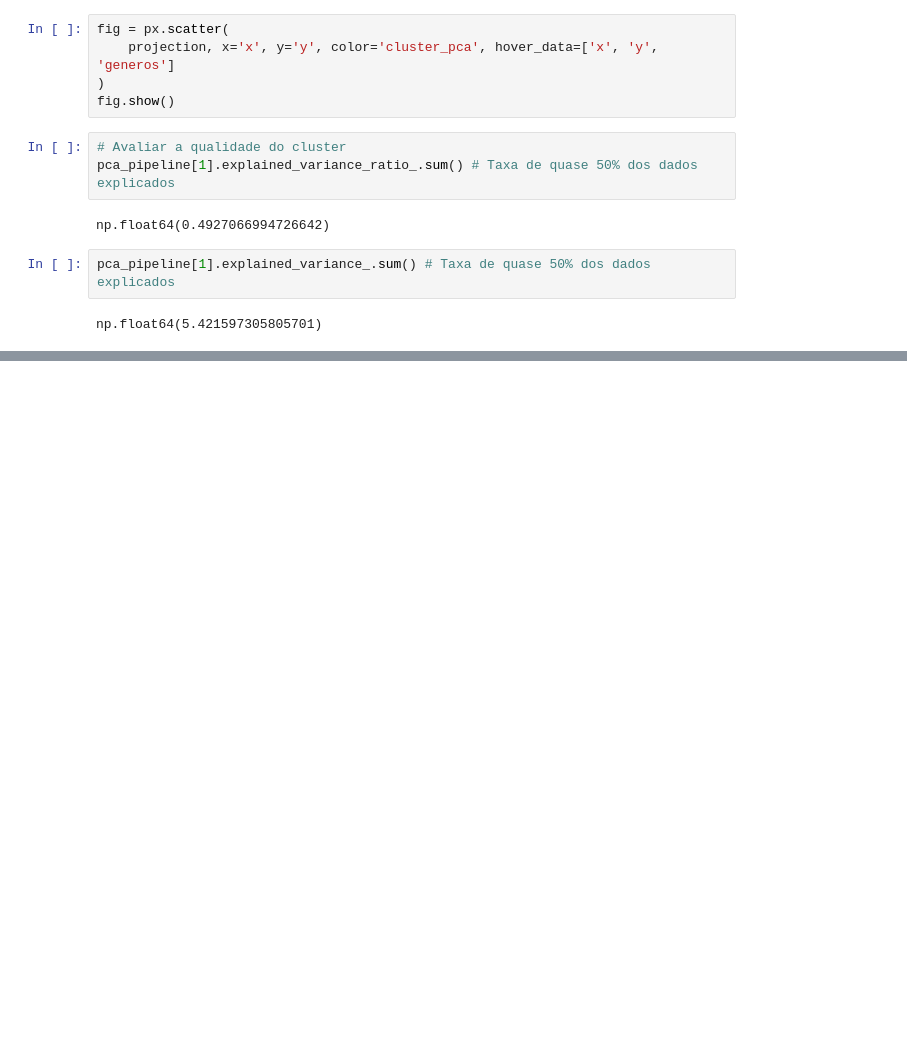
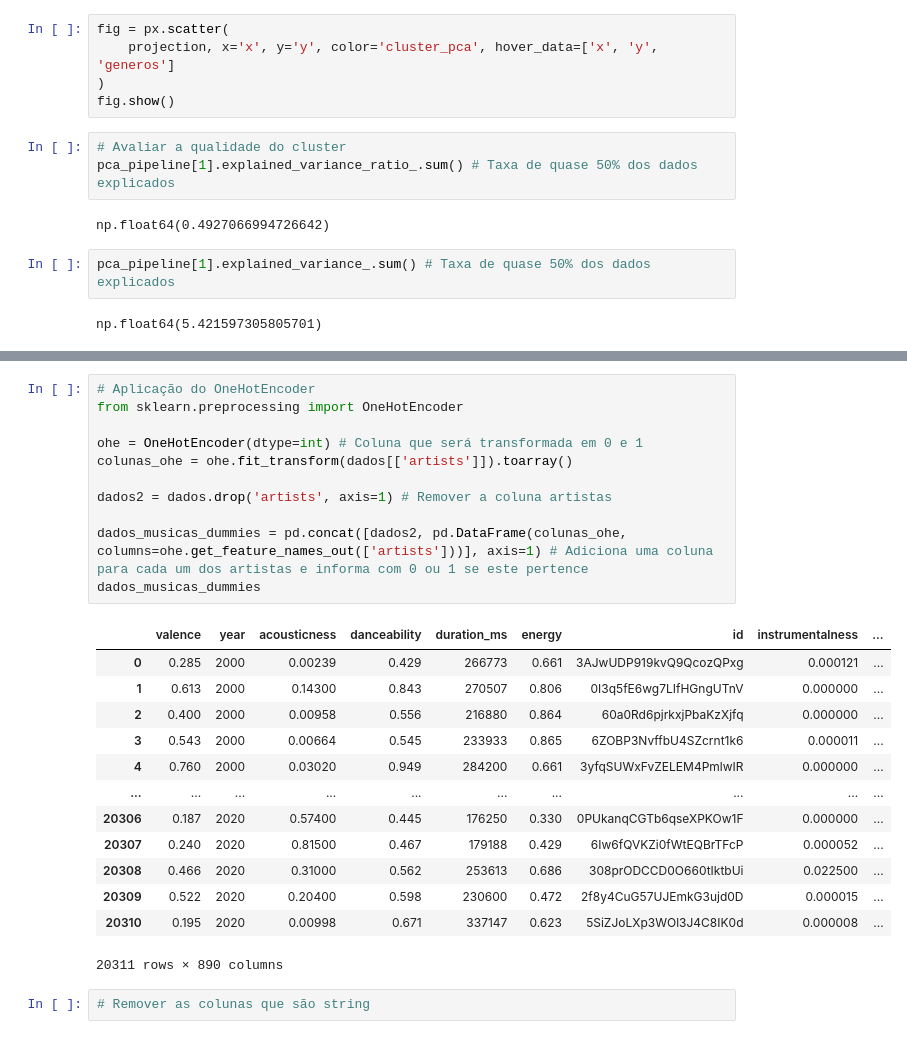
Before and after one commit to SiqueiraGabriel/Estudos_Alura, a Jupyter notebook: 0001Extra_KMeans_RecomendacaoMusica/Projeto.ipynb, the cells around one changed output, grey strips where cells are left out. Cells and saved outputs as stored; diff of their text form; blank space fills up the shorter version.

```diff
--- a/0001Extra_KMeans_RecomendacaoMusica/Projeto.ipynb
+++ b/0001Extra_KMeans_RecomendacaoMusica/Projeto.ipynb
@@ -241,0 +272,27 @@ np.float64(5.421597305805701)
+# %%
+# Aplicação do OneHotEncoder
+from sklearn.preprocessing import OneHotEncoder
+
+ohe = OneHotEncoder(dtype=int) # Coluna que será transformada em 0 e 1
+colunas_ohe = ohe.fit_transform(dados[['artists']]).toarray()
+
+dados2 = dados.drop('artists', axis=1) # Remover a coluna artistas
+
+dados_musicas_dummies = pd.concat([dados2, pd.DataFrame(colunas_ohe, columns=ohe.get_feature_names_out(['artists']))], axis=1) # Adiciona uma coluna para cada um dos artistas e informa com 0 ou 1 se este pertence
+dados_musicas_dummies
+# %% [output]
+|  | valence | year | acousticness | danceability | duration_ms | energy | id | instrumentalness | ... |
+| 0 | 0.285 | 2000 | 0.00239 | 0.429 | 266773 | 0.661 | 3AJwUDP919kvQ9QcozQPxg | 0.000121 | ... |
+| 1 | 0.613 | 2000 | 0.14300 | 0.843 | 270507 | 0.806 | 0I3q5fE6wg7LIfHGngUTnV | 0.000000 | ... |
+| 2 | 0.400 | 2000 | 0.00958 | 0.556 | 216880 | 0.864 | 60a0Rd6pjrkxjPbaKzXjfq | 0.000000 | ... |
+| 3 | 0.543 | 2000 | 0.00664 | 0.545 | 233933 | 0.865 | 6ZOBP3NvffbU4SZcrnt1k6 | 0.000011 | ... |
+| 4 | 0.760 | 2000 | 0.03020 | 0.949 | 284200 | 0.661 | 3yfqSUWxFvZELEM4PmlwIR | 0.000000 | ... |
+| ... | ... | ... | ... | ... | ... | ... | ... | ... | ... |
+| 20306 | 0.187 | 2020 | 0.57400 | 0.445 | 176250 | 0.330 | 0PUkanqCGTb6qseXPKOw1F | 0.000000 | ... |
+| 20307 | 0.240 | 2020 | 0.81500 | 0.467 | 179188 | 0.429 | 6Iw6fQVKZi0fWtEQBrTFcP | 0.000052 | ... |
+| 20308 | 0.466 | 2020 | 0.31000 | 0.562 | 253613 | 0.686 | 308prODCCD0O660tIktbUi | 0.022500 | ... |
+| 20309 | 0.522 | 2020 | 0.20400 | 0.598 | 230600 | 0.472 | 2f8y4CuG57UJEmkG3ujd0D | 0.000015 | ... |
+| 20310 | 0.195 | 2020 | 0.00998 | 0.671 | 337147 | 0.623 | 5SiZJoLXp3WOl3J4C8IK0d | 0.000008 | ... |
+20311 rows × 890 columns
+# %%
+# Remover as colunas que são string
```
Also changed, not shown: parts of 9 cells of this notebook.
